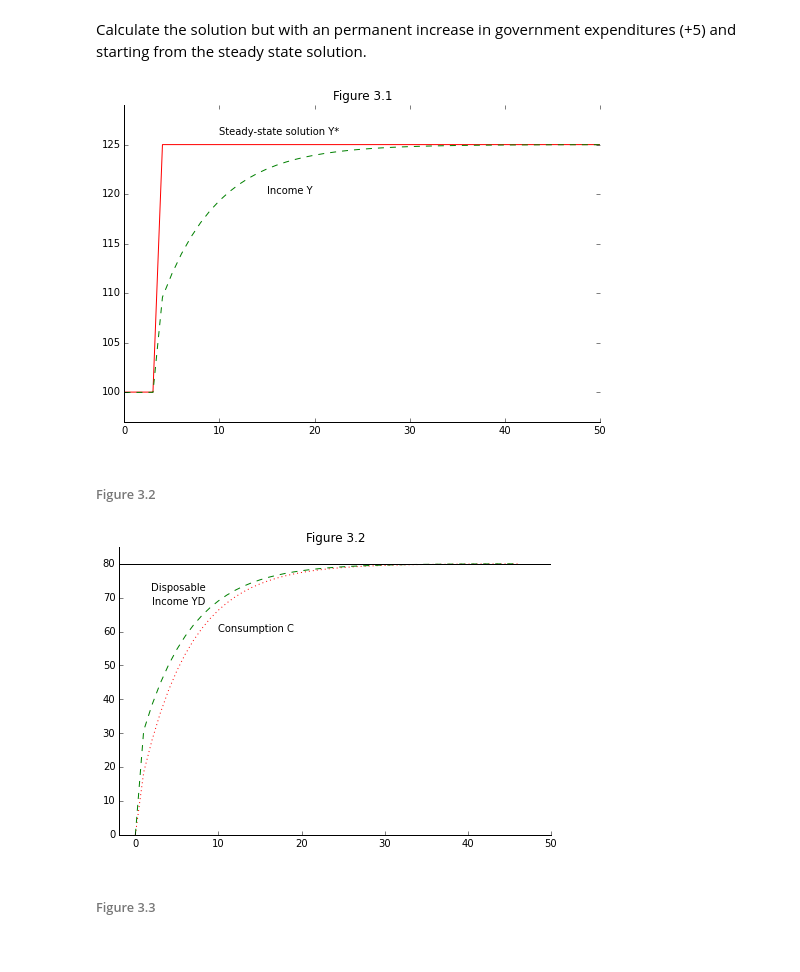
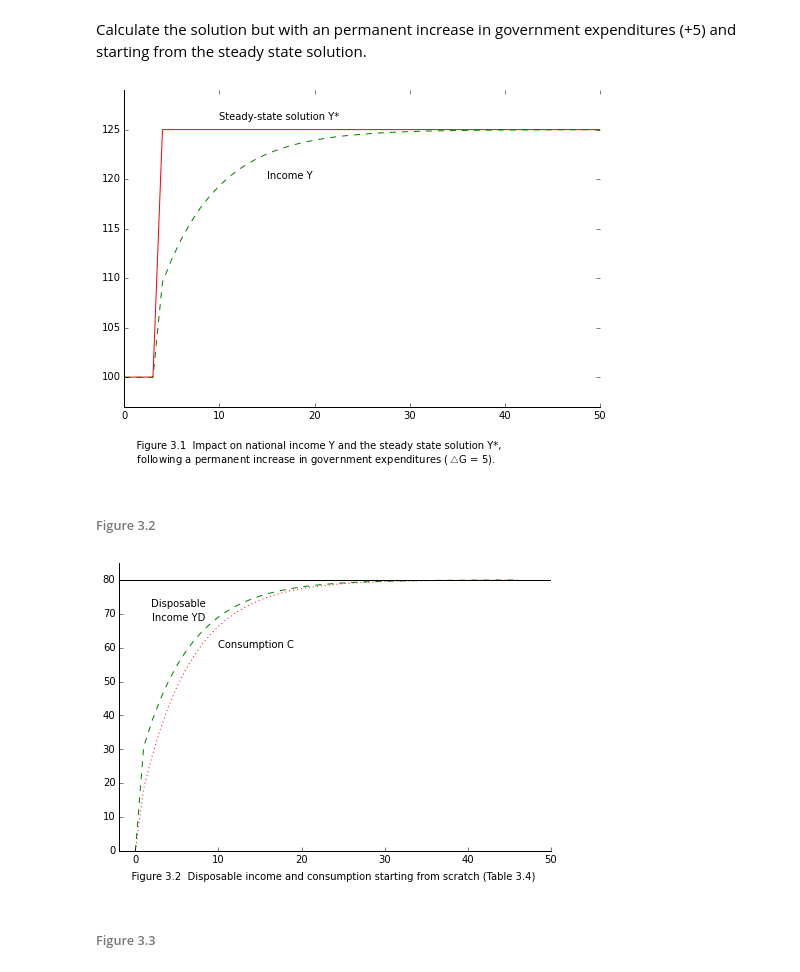
Before and after one commit to kennt/monetary-economics, a Jupyter notebook: Chapter 3 Model SIM.ipynb, the cells around one changed output. Saved outputs shown, nothing was run; the diff lists cells and outputs as text; code cells hidden in the pictures.

Commit message:
Add captions, redo the output

```diff
--- a/Chapter 3 Model SIM.ipynb
+++ b/Chapter 3 Model SIM.ipynb
@@ -383,31 +391,37 @@ for i in xrange(50):
     if i == 2:
         step_model.parameters['Gd'].value += 5
 # %%
+caption = '''
+    Figure 3.1  Impact on national income Y and the steady state solution Y*,
+    following a permanent increase in government expenditures ($\\bigtriangleup$G = 5).'''
+
 xdata = range(len(step_model.solutions))
 gdata = [s['Gd']/s['theta'] for s in step_model.solutions]
 ydata = [s['Y'] for s in step_model.solutions]
 
 # Now graph G/theta and Y
 import matplotlib.pyplot as plt
 
 fig = plt.figure()
 axes = fig.add_axes([0.1, 0.1, 1.1, 1.1])
 axes.spines['top'].set_visible(False)
 axes.spines['right'].set_visible(False)
 axes.set_ylim(97, 129)
 
 axes.plot(xdata, gdata, 'r')  # plot G/theta
 axes.plot(xdata, ydata, linestyle='--', color='g')  # plot Y
 
 # add labels
 plt.text(10, 126, 'Steady-state solution Y*')
 plt.text(15, 120, 'Income Y')
-axes.set_title('Figure 3.1');
+fig.text(.1, -.1, caption);
 # %% [output]
-[figure, old version]
+[figure, new version]
 # %% [markdown]
 ###### Figure 3.2
 # %%
+caption = '''
+    Figure 3.2  Disposable income and consumption starting from scratch (Table 3.4)'''
 xdata = range(len(steady_state.solutions))
 cdata = [s['Cd'] for s in steady_state.solutions]
 yddata = [s['YD'] for s in steady_state.solutions]
@@ -430,9 +444,9 @@ plt.axhline(y=80, color='k')
 plt.text(2, 72, 'Disposable')
 plt.text(2, 68, 'Income YD')
 plt.text(10, 60, 'Consumption C')
-axes.set_title('Figure 3.2');
+fig.text(0.1, 0, caption);
 # %% [output]
-[figure, old version]
+[figure, new version]
 # %% [markdown]
 ###### Figure 3.3
 # %%
```
Also changed, not shown: parts of 4 cells of this notebook, 2 other files.
